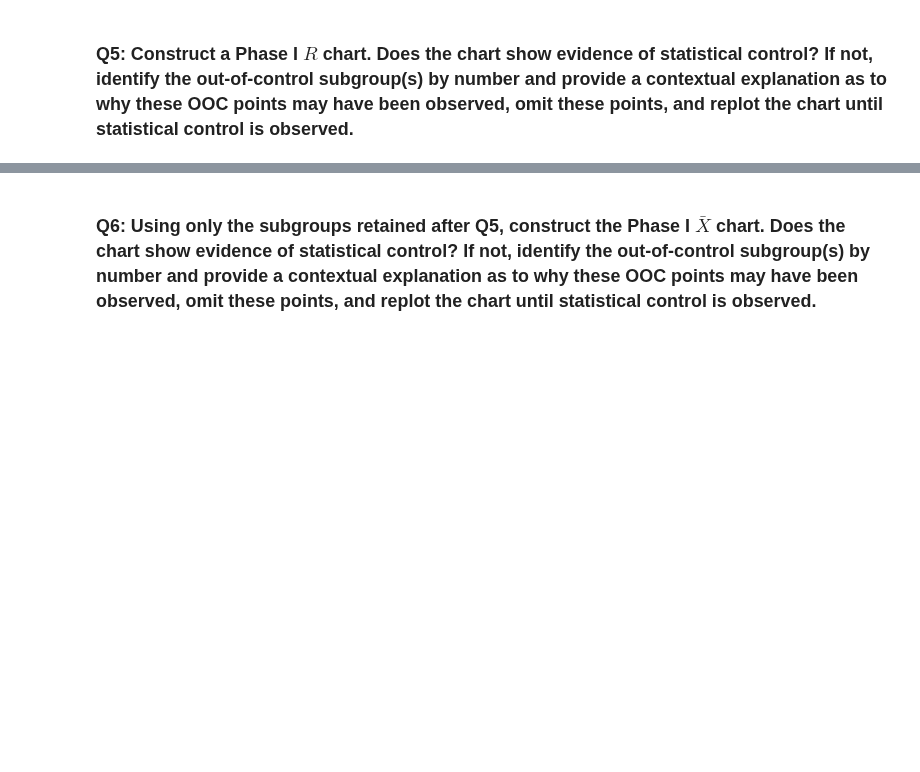
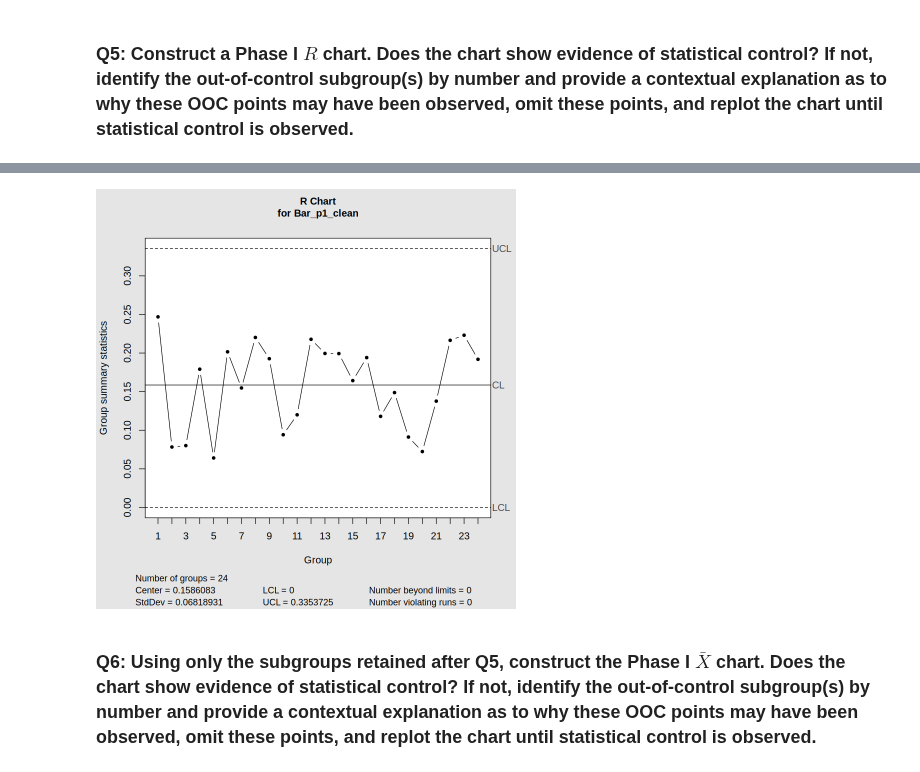
Before and after one commit to tchoud227/STAT-7110-Quality-Control, a Jupyter notebook: Assignments/HW2/STAT-7110-HW2.ipynb, the cells around one changed output, grey strips where cells are left out. Drawn from its saved outputs; the diff is of its cells as text; code cells hidden in the pictures; blank space fills up the shorter version.

```diff
--- a/Assignments/HW2/STAT-7110-HW2.ipynb
+++ b/Assignments/HW2/STAT-7110-HW2.ipynb
@@ -44,3 +153,9 @@ Your team pulls a baseline (Phase I) sample of pour data from the tap right afte
+# %%
+#omitting shift 19
+Bar_p1_clean <- Bar_p1 |> slice(-19)
+r_chart_clean <- qcc(Bar_p1_clean, type = "R", plot = TRUE)
+# %% [output]
+[figure, added]
 # %% [markdown]
 ### Q6: Using only the subgroups retained after Q5, construct the Phase I $\bar{X}$ chart. Does the chart show evidence of statistical control? If not, identify the out-of-control subgroup(s) by number and provide a contextual explanation as to why these OOC points may have been observed, omit these points, and replot the chart until statistical control is observed.
 # %%
```
Also changed, not shown: parts of 11 cells of this notebook.
